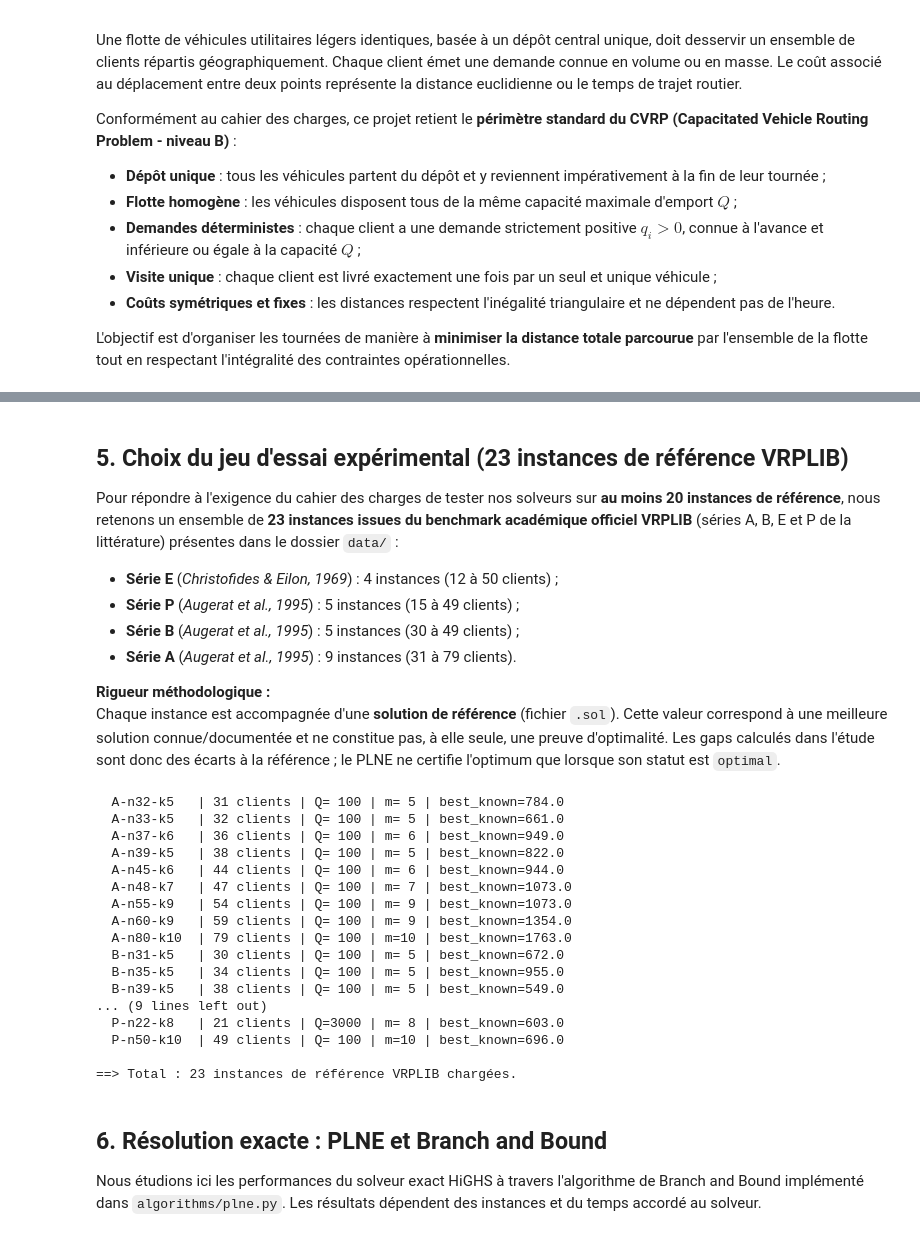
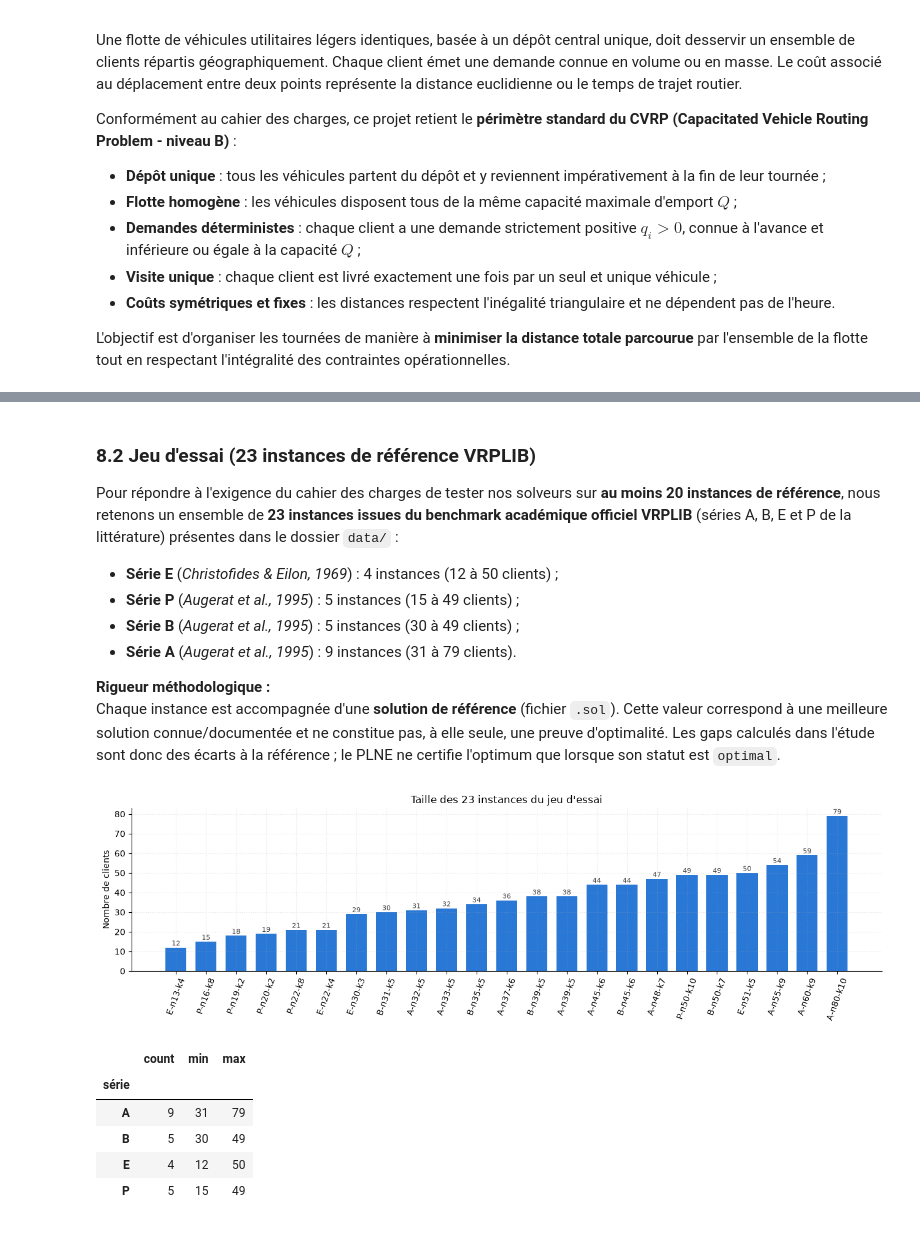
Before and after one commit to ramolosse/CVRP, a Jupyter notebook: CVRP-project/main.ipynb, the cells around one changed output, grey strips where cells are left out. Saved outputs shown, nothing was run; the diff lists cells and outputs as text; code cells hidden in the pictures.

```diff
--- a/CVRP-project/main.ipynb
+++ b/CVRP-project/main.ipynb
@@ -214,5 +637,5 @@ flowchart LR
 # %% [markdown]
-## 5. Choix du jeu d'essai expérimental (23 instances de référence VRPLIB)
+### 8.2 Jeu d'essai (23 instances de référence VRPLIB)
 
 Pour répondre à l'exigence du cahier des charges de tester nos solveurs sur **au moins 20 instances de référence**, nous retenons un ensemble de **23 instances issues du benchmark académique officiel VRPLIB** (séries A, B, E et P de la littérature) présentes dans le dossier `data/` :
 
@@ -223,47 +646,27 @@ Pour répondre à l'exigence du cahier des charges de tester nos solveurs sur **
 
 **Rigueur méthodologique :**
 Chaque instance est accompagnée d'une **solution de référence** (fichier `.sol`). Cette valeur correspond à une meilleure solution connue/documentée et ne constitue pas, à elle seule, une preuve d'optimalité. Les gaps calculés dans l'étude sont donc des écarts à la référence ; le PLNE ne certifie l'optimum que lorsque son statut est `optimal`.
-# %%
-import time
-import warnings
-warnings.filterwarnings('ignore')
-
-import matplotlib.pyplot as plt
-import numpy as np
-import pandas as pd
-from pathlib import Path
-
-from common import check_solution, route_cost, route_load, gap, plot_solution, load_instance
-import algorithms.genetic_algorithm as ga
-from algorithms.plne import branch_and_bound
-from benchmark import load_benchmark_instances
-
-pd.set_option('display.precision', 2)
-DATA = Path('data')
-all_instances = load_benchmark_instances()
-for inst in all_instances:
-    print(f'  {inst.name:10s} | {inst.n_customers:2d} clients | Q={inst.capacity:4d} | m={inst.n_vehicles:2d} | best_known={inst.best_known}')
-vrplib_instances = all_instances
-print(f'\n==> Total : {len(all_instances)} instances de référence VRPLIB chargées.')
-# %% [output]
-  A-n32-k5   | 31 clients | Q= 100 | m= 5 | best_known=784.0
-  A-n33-k5   | 32 clients | Q= 100 | m= 5 | best_known=661.0
-  A-n37-k6   | 36 clients | Q= 100 | m= 6 | best_known=949.0
-  A-n39-k5   | 38 clients | Q= 100 | m= 5 | best_known=822.0
-  A-n45-k6   | 44 clients | Q= 100 | m= 6 | best_known=944.0
-  A-n48-k7   | 47 clients | Q= 100 | m= 7 | best_known=1073.0
-  A-n55-k9   | 54 clients | Q= 100 | m= 9 | best_known=1073.0
-  A-n60-k9   | 59 clients | Q= 100 | m= 9 | best_known=1354.0
-  A-n80-k10  | 79 clients | Q= 100 | m=10 | best_known=1763.0
-  B-n31-k5   | 30 clients | Q= 100 | m= 5 | best_known=672.0
-  B-n35-k5   | 34 clients | Q= 100 | m= 5 | best_known=955.0
-  B-n39-k5   | 38 clients | Q= 100 | m= 5 | best_known=549.0
-... (9 lines left out)
-  P-n22-k8   | 21 clients | Q=3000 | m= 8 | best_known=603.0
-  P-n50-k10  | 49 clients | Q= 100 | m=10 | best_known=696.0
-
-==> Total : 23 instances de référence VRPLIB chargées.
-# %% [markdown]
-## 6. Résolution exacte : PLNE et Branch and Bound
-
-Nous étudions ici les performances du solveur exact HiGHS à travers l'algorithme de Branch and Bound implémenté dans `algorithms/plne.py`. Les résultats dépendent des instances et du temps accordé au solveur.
+# %%
+# Répartition des instances par taille et par série
+sizes = pd.DataFrame({'instance': [i.name for i in all_instances],
+                      'n_clients': [i.n_customers for i in all_instances]})
+sizes['série'] = sizes['instance'].str[0]
+sizes = sizes.sort_values('n_clients')
+fig, ax = plt.subplots(figsize=(13, 4))
+ax.bar(sizes['instance'], sizes['n_clients'], color='#2a78d6', width=0.7)
+for x, n in zip(sizes['instance'], sizes['n_clients']):
+    ax.text(x, n + 1, str(n), ha='center', fontsize=8, color='#444')
+ax.set_ylabel('Nombre de clients')
+ax.set_title("Taille des 23 instances du jeu d'essai")
+plt.xticks(rotation=70)
+plt.tight_layout()
+plt.show()
+sizes.groupby('série')['n_clients'].agg(['count', 'min', 'max'])
+# %% [output]
+[figure, added]
+|  | count | min | max |
+| série |  |  |  |
+| A | 9 | 31 | 79 |
+| B | 5 | 30 | 49 |
+| E | 4 | 12 | 50 |
+| P | 5 | 15 | 49 |
```
Also changed, not shown: parts of 96 cells of this notebook, 2 other files.
